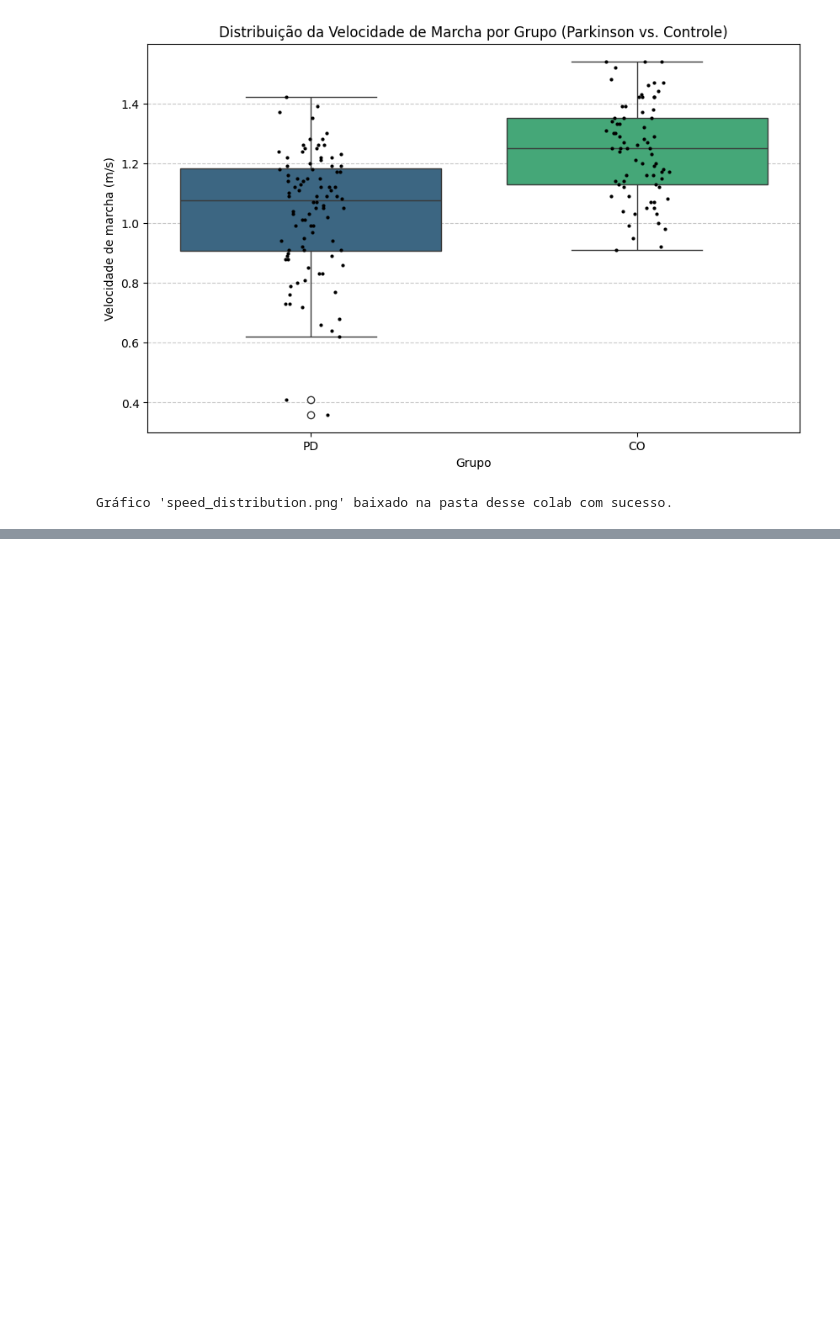
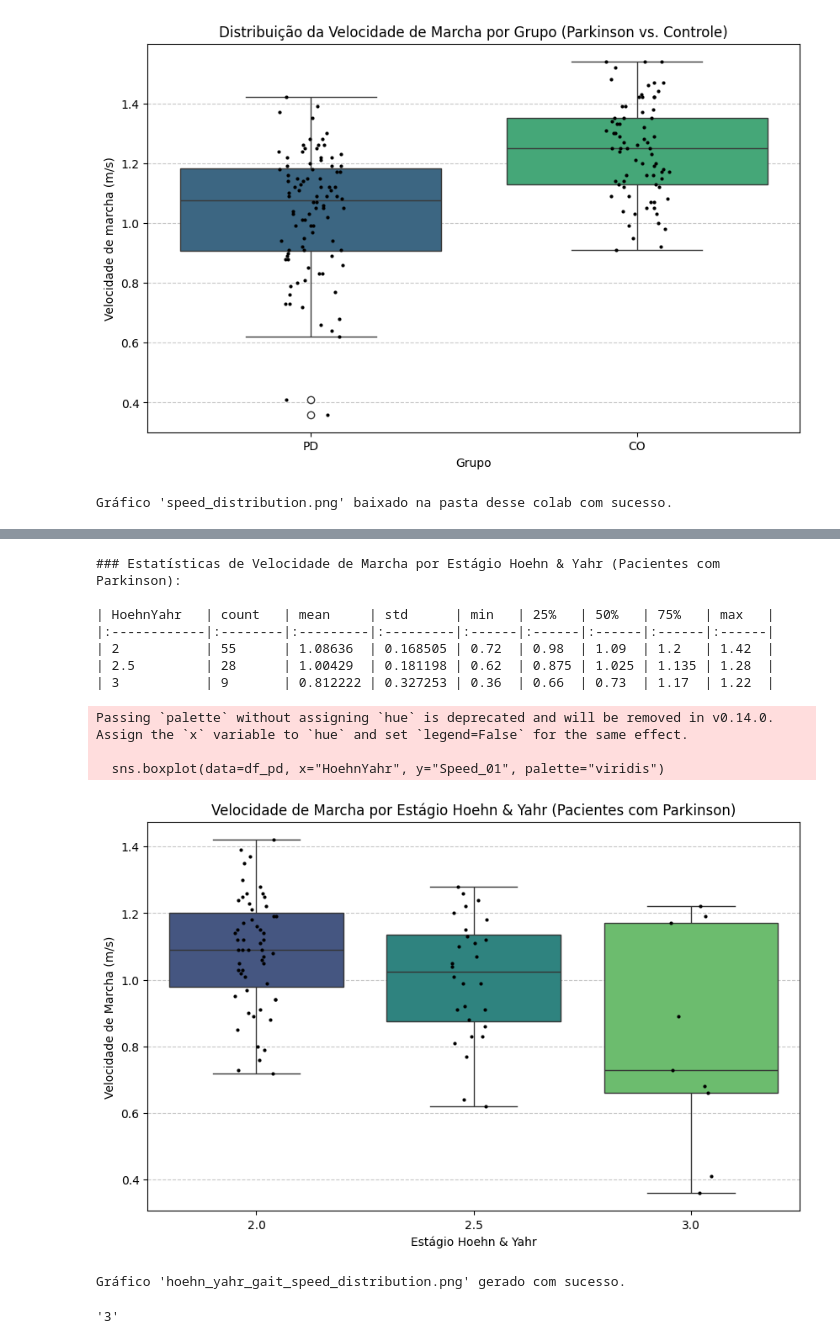
Before and after one commit to saraiva142/tcc, a Jupyter notebook: AnáliseExploratóriaTCC.ipynb, the cells around one changed output, grey strips where cells are left out. Drawn from its saved outputs; the diff is of its cells as text; code cells hidden in the pictures; blank space fills up the shorter version.

Commit message:
Análise de Velocidade de Marcha por Estágio Hoehn & Yahr

```diff
--- a/AnáliseExploratóriaTCC.ipynb
+++ b/AnáliseExploratóriaTCC.ipynb
@@ -295,0 +316,59 @@ Gráfico 'speed_distribution.png' baixado na pasta desse colab com sucesso.
+# %%
+import pandas as pd
+import matplotlib.pyplot as plt
+import seaborn as sns
+
+file_path = "physionet.org/files/gaitpdb/1.0.0/demographics.html"
+
+df = pd.read_html(file_path, header=0)
+
+df = dfs[0]
+
+#pegar só a galera PD
+df_pd = df[df["Group"] == 'PD'].copy()
+
+df_pd.rename(columns={'Speed_01 (m/sec)': 'Speed_01'}, inplace=True)
+
+#colocar p os valores serem numéricos
+df_pd["HoehnYahr"] = pd.to_numeric(df_pd["HoehnYahr"], errors='coerce')
+df_pd["Speed_01"] = pd.to_numeric(df_pd["Speed_01"], errors='coerce')
+
+df_pd.dropna(subset=["HoehnYahr", "Speed_01"], inplace=True)
+
+print("\n### Estatísticas de Velocidade de Marcha por Estágio Hoehn & Yahr (Pacientes com Parkinson):\n")
+print(df_pd.groupby("HoehnYahr")["Speed_01"].describe().to_markdown(numalign="left", stralign="left"))
+
+plt.figure(figsize=(10, 6))
+sns.boxplot(data=df_pd, x="HoehnYahr", y="Speed_01", palette="viridis")
+sns.stripplot(data=df_pd, x="HoehnYahr", y="Speed_01", color="black", size=3, jitter=True)
+plt.title("Velocidade de Marcha por Estágio Hoehn & Yahr (Pacientes com Parkinson)")
+plt.xlabel("Estágio Hoehn & Yahr")
+plt.ylabel("Velocidade de Marcha (m/s)")
+plt.grid(axis='y', linestyle='--', alpha=0.7)
+#plt.savefig("hoehn_yahr_gait_speed_distribution.png")
+plt.show()
+#plt.close()
+print("Gráfico \'hoehn_yahr_gait_speed_distribution.png\' gerado com sucesso.")
+# %% [output]
+### Estatísticas de Velocidade de Marcha por Estágio Hoehn & Yahr (Pacientes com Parkinson):
+
+| HoehnYahr   | count   | mean     | std      | min   | 25%   | 50%   | 75%   | max   |
+|:------------|:--------|:---------|:---------|:------|:------|:------|:------|:------|
+| 2           | 55      | 1.08636  | 0.168505 | 0.72  | 0.98  | 1.09  | 1.2   | 1.42  |
+| 2.5         | 28      | 1.00429  | 0.181198 | 0.62  | 0.875 | 1.025 | 1.135 | 1.28  |
+| 3           | 9       | 0.812222 | 0.327253 | 0.36  | 0.66  | 0.73  | 1.17  | 1.22  |
+Passing `palette` without assigning `hue` is deprecated and will be removed in v0.14.0. Assign the `x` variable to `hue` and set `legend=False` for the same effect.
+
+  sns.boxplot(data=df_pd, x="HoehnYahr", y="Speed_01", palette="viridis")
+[figure, added]
+Gráfico 'hoehn_yahr_gait_speed_distribution.png' gerado com sucesso.
+# %%
+file_path = "physionet.org/files/gaitpdb/1.0.0/demographics.html"
+
+df = pd.read_html(file_path, header=0)
+
+df = dfs[0]
+
+df["HoehnYahr"].max()
+# %% [output]
+'3'
```
Also changed, not shown: parts of 5 cells of this notebook.
